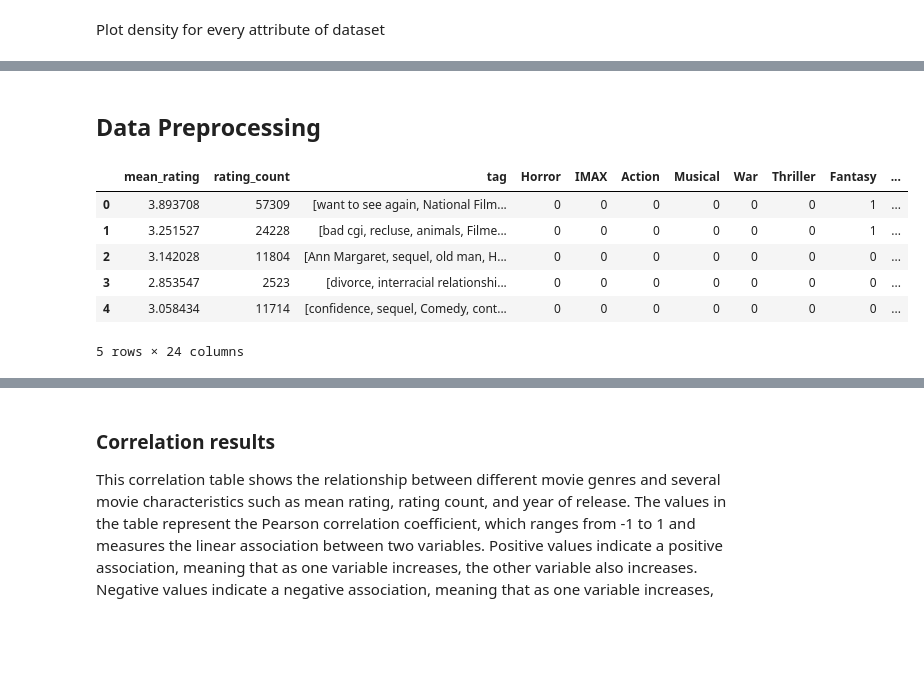
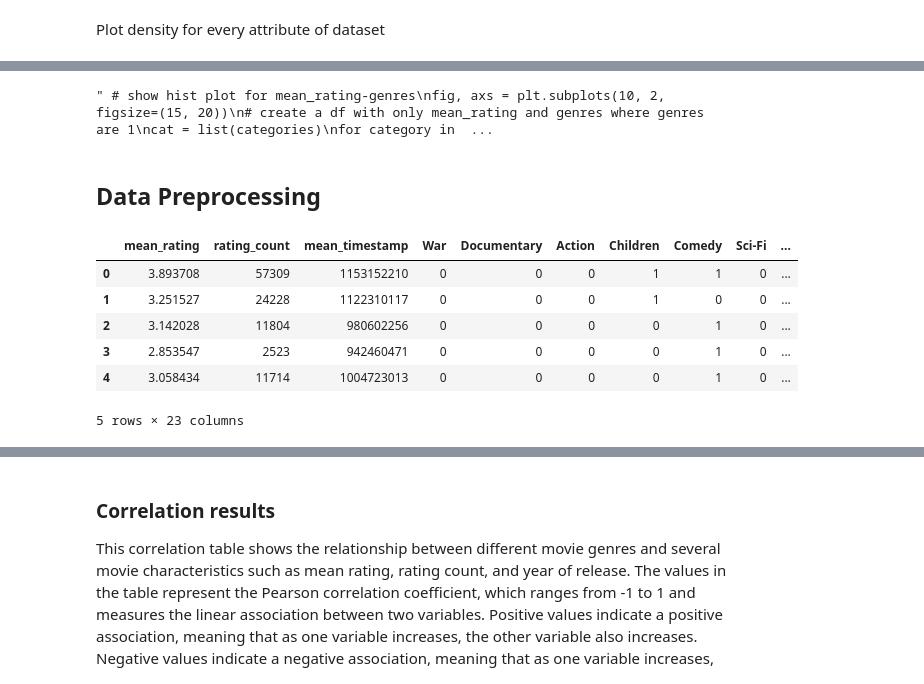
Before and after one commit to nicolopizzo/data-analytics, a Jupyter notebook: analysis.ipynb, the cells around one changed output, grey strips where cells are left out. Cells and saved outputs as stored; diff of their text form; code cells hidden in the pictures; blank space fills up the shorter version.

```diff
--- a/analysis.ipynb
+++ b/analysis.ipynb
@@ -111,6 +111,9 @@ Multicategorical One-Hot encoding for film genres
 categories = set()
 for s in df['genres'].str.split('|').values:
     categories = categories.union(set(s))
+
+# remove (no genres listed) from categories
+categories.remove('(no genres listed)')
 
 # add columns for each category
 for category in categories:
@@ -132,19 +135,19 @@ display(df.head())
 ##### Duplicates Filtering
 The following results show that there are no duplicates in the dataset (as expected after merge operation).
 # %%
-df_preprocessed = df.copy()
+df = df.copy()
 
 # drop tag column TODO: find a way to use tag
-df_preprocessed = df_preprocessed.drop(columns=['tag'])
+df = df.drop(columns=['tag'])
 
 # print number of rows
-print('Number of rows: ', df_preprocessed.shape[0])
+print('Number of rows: ', df.shape[0])
 
 # drop duplicated rows
-df_preprocessed = df_preprocessed.drop_duplicates()
+df = df.drop_duplicates()
 
 # print number of rows after dropping missing values
-print('Number of rows after dropping duplicated rows: ', df_preprocessed.shape[0])
+print('Number of rows after dropping duplicated rows: ', df.shape[0])
 # %% [output]
 Number of rows:  41875
 Number of rows after dropping duplicated rows:  41875
@@ -270,12 +266,14 @@ Number of all movies:  41875
 # %%
-# density plot for rating year
+""" # density plot for rating year
+
+df_timestamp = df.copy()
 
 # convert timestamp to year
-df['year_timestamp'] = pd.to_datetime(df['mean_timestamp'], unit='s').dt.year
+df_timestamp['year_timestamp'] = pd.to_datetime(df_timestamp['mean_timestamp'], unit='s').dt.year
 
 # delete mean_timestamp column to avoid redundancy - TODO check if it is better to keep it
-df = df.drop(columns=['mean_timestamp'])
+df_timestamp = df_timestamp.drop(columns=['mean_timestamp'])
 
 sns.kdeplot(df['year_timestamp'])
-plt.show()
+plt.show() """
 # %% [output]
@@ -283,14 +281,13 @@ plt.show()
 # %%
+"""
+# TODO - change visualization to show the relevance for each movie-tag
 # plot for categories
 cat = list(categories)
 
 # count the number of rows containing 1 for each category
 cat_dict = {}
 for category in cat:
-    if category == '(no genres listed)':
-        cat_dict['no genre'] = df[category].sum()
-    else:
-        cat_dict[category] = df[category].sum()
+    cat_dict[category] = df[category].sum()
 
 # order the dictionary by value in descending order
 cat_dict = {k: v for k, v in sorted(cat_dict.items(), key=lambda item: item[1], reverse=True)}
@@ -302,8 +299,6 @@ ax.bar_label(container=ax.containers[0], labels=list(cat_dict.keys()))
 plt.xticks([])
 plt.show()
 
-# remove column (no genres listed)
-df = df.drop(columns=['(no genres listed)'])
-
 print('List of attributes: ', list(df.columns))
+ """
 # %% [output]
@@ -419,28 +388,41 @@ Number of rows with at least two columns with value 0:  26153  out of  41875
+# %%
+""" # show hist plot for mean_rating-genres
+fig, axs = plt.subplots(10, 2, figsize=(15, 20))
+# create a df with only mean_rating and genres where genres are 1
+cat = list(categories)
+for category in cat:
+    df_genre = df[df[category] == 1]
+    if cat.index(category) < 10:
+        sns.kdeplot(df_genre['mean_rating'], ax=axs[cat.index(category), 0], label=category)
+    else:
+        sns.kdeplot(df_genre['mean_rating'], ax=axs[cat.index(category)-10, 1], label=category)
+
+plt.show() """
+# %% [output]
+" # show hist plot for mean_rating-genres\nfig, axs = plt.subplots(10, 2, figsize=(15, 20))\n# create a df with only mean_rating and genres where genres are 1\ncat = list(categories)\nfor category in  ...
 # %% [markdown]
 ## Data Preprocessing
 # %%
-
 # from title extract year
 df['year'] = df['title'].str.extract('(\(\d{4}\))', expand=True)
 # remove parentheses
 df['year'] = df['year'].str.extract('(\d{4})', expand=True)
+# convert year to int
+df['year'] = df['year']
 
 # remove movies with no year
 df = df.dropna(subset=['year'])
 
-# delete title column
+# delete title and movieId columns
 df = df.drop(columns=['movieId', 'title'])
 
-# convert year to int
-df['year'] = df['year'].astype(int)
-
 display(df.head())
 # %% [output]
-|  | mean_rating | rating_count | tag | Horror | IMAX | Action | Musical | War | Thriller | Fantasy | ... |
-| 0 | 3.893708 | 57309 | [want to see again, National Film... | 0 | 0 | 0 | 0 | 0 | 0 | 1 | ... |
-| 1 | 3.251527 | 24228 | [bad cgi, recluse, animals, Filme... | 0 | 0 | 0 | 0 | 0 | 0 | 1 | ... |
-| 2 | 3.142028 | 11804 | [Ann Margaret, sequel, old man, H... | 0 | 0 | 0 | 0 | 0 | 0 | 0 | ... |
-| 3 | 2.853547 | 2523 | [divorce, interracial relationshi... | 0 | 0 | 0 | 0 | 0 | 0 | 0 | ... |
-| 4 | 3.058434 | 11714 | [confidence, sequel, Comedy, cont... | 0 | 0 | 0 | 0 | 0 | 0 | 0 | ... |
+|  | mean_rating | rating_count | mean_timestamp | War | Documentary | Action | Children | Comedy | Sci-Fi | ... |
+| 0 | 3.893708 | 57309 | 1153152210 | 0 | 0 | 0 | 1 | 1 | 0 | ... |
+| 1 | 3.251527 | 24228 | 1122310117 | 0 | 0 | 0 | 1 | 0 | 0 | ... |
+| 2 | 3.142028 | 11804 | 980602256 | 0 | 0 | 0 | 0 | 1 | 0 | ... |
+| 3 | 2.853547 | 2523 | 942460471 | 0 | 0 | 0 | 0 | 1 | 0 | ... |
+| 4 | 3.058434 | 11714 | 1004723013 | 0 | 0 | 0 | 0 | 1 | 0 | ... |
-5 rows × 24 columns
+5 rows × 23 columns
 # %%
```
Also changed, not shown: parts of 25 cells of this notebook.
